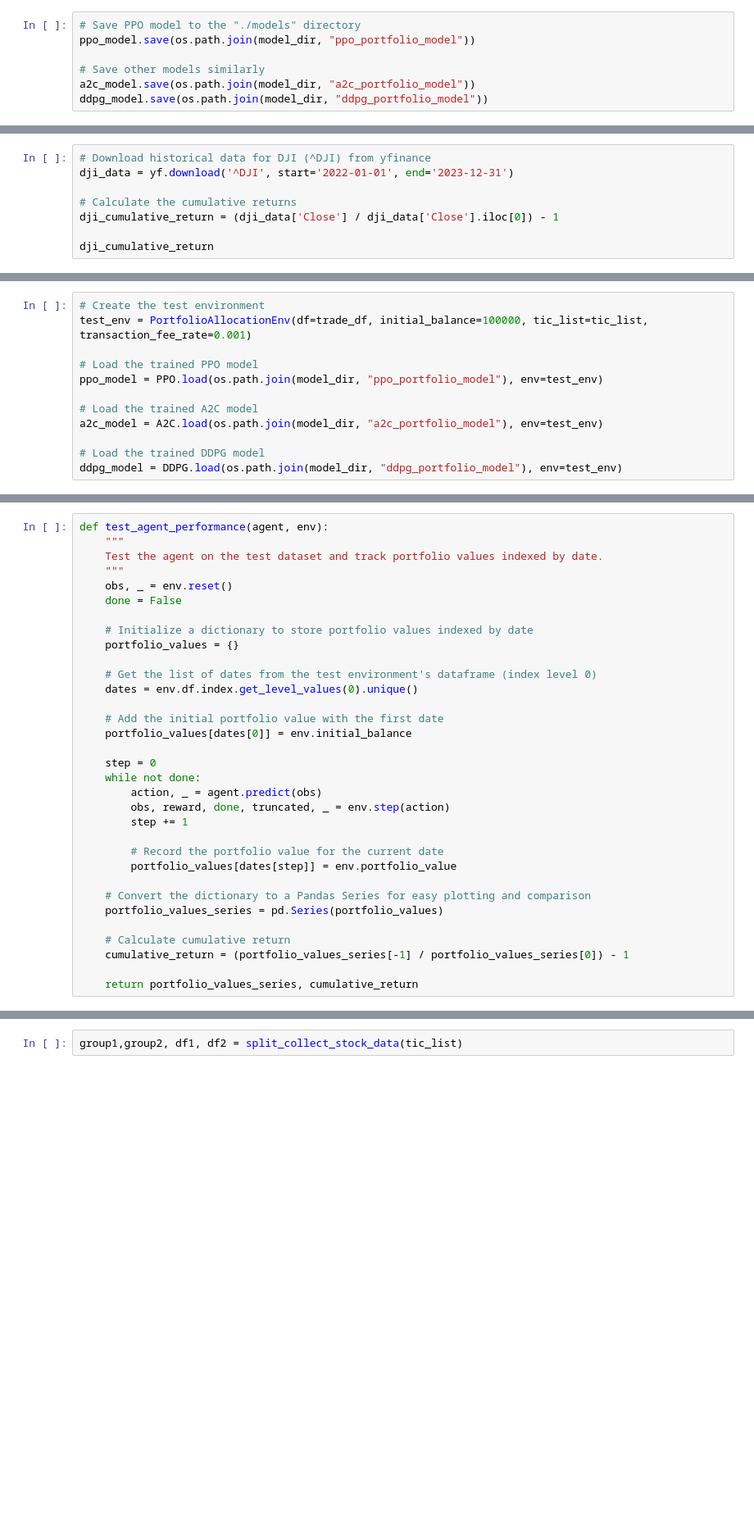
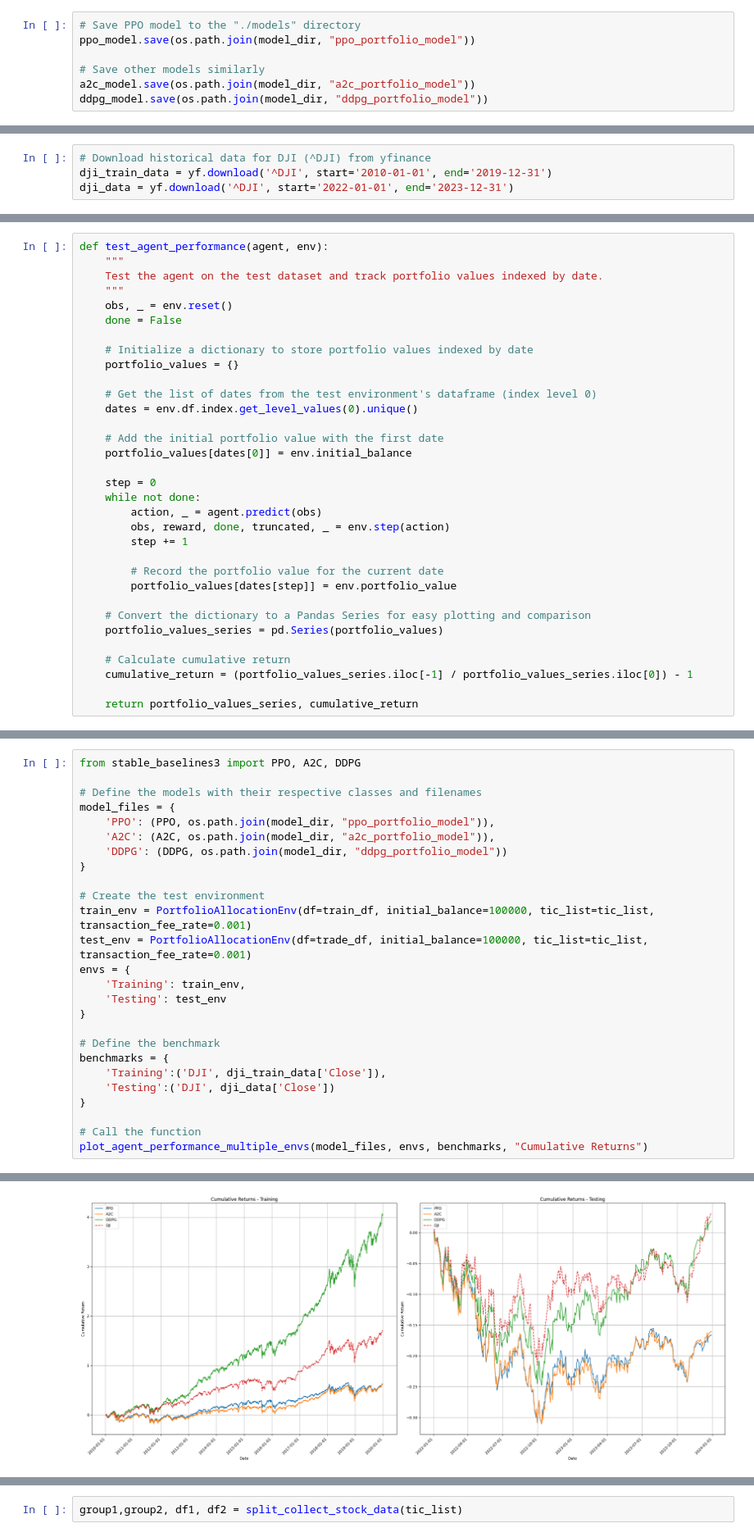
Before and after one commit to Anthony-Ho/IRP, a Jupyter notebook: Portfolio_alloaction_from_scratch.ipynb, the cells around one changed output, grey strips where cells are left out. Shown at 82% size. Saved outputs shown, nothing was run; the diff lists cells and outputs as text; blank space fills up the shorter version.

```diff
--- a/Portfolio_alloaction_from_scratch.ipynb
+++ b/Portfolio_alloaction_from_scratch.ipynb
@@ -759,10 +791,6 @@ total 41292
 # %%
 # Download historical data for DJI (^DJI) from yfinance
+dji_train_data = yf.download('^DJI', start='2010-01-01', end='2019-12-31')
 dji_data = yf.download('^DJI', start='2022-01-01', end='2023-12-31')
-
-# Calculate the cumulative returns
-dji_cumulative_return = (dji_data['Close'] / dji_data['Close'].iloc[0]) - 1
-
-dji_cumulative_return
 # %% [output]
 [*********************100%***********************]  1 of 1 completed
@@ -782,12 +797,0 @@ Name: Close, Length: 501, dtype: float64
-# %%
-# Create the test environment
-test_env = PortfolioAllocationEnv(df=trade_df, initial_balance=100000, tic_list=tic_list, transaction_fee_rate=0.001)
-
-# Load the trained PPO model
-ppo_model = PPO.load(os.path.join(model_dir, "ppo_portfolio_model"), env=test_env)
-
-# Load the trained A2C model
-a2c_model = A2C.load(os.path.join(model_dir, "a2c_portfolio_model"), env=test_env)
-
-# Load the trained DDPG model
-ddpg_model = DDPG.load(os.path.join(model_dir, "ddpg_portfolio_model"), env=test_env)
@@ -828,6 +825,6 @@ def test_agent_performance(agent, env):
     portfolio_values_series = pd.Series(portfolio_values)
 
     # Calculate cumulative return
-    cumulative_return = (portfolio_values_series[-1] / portfolio_values_series[0]) - 1
+    cumulative_return = (portfolio_values_series.iloc[-1] / portfolio_values_series.iloc[0]) - 1
 
     return portfolio_values_series, cumulative_return
@@ -867,0 +904,27 @@ plt.show()
+# %%
+from stable_baselines3 import PPO, A2C, DDPG
+
+# Define the models with their respective classes and filenames
+model_files = {
+    'PPO': (PPO, os.path.join(model_dir, "ppo_portfolio_model")),
+    'A2C': (A2C, os.path.join(model_dir, "a2c_portfolio_model")),
+    'DDPG': (DDPG, os.path.join(model_dir, "ddpg_portfolio_model"))
+}
+
+# Create the test environment
+train_env = PortfolioAllocationEnv(df=train_df, initial_balance=100000, tic_list=tic_list, transaction_fee_rate=0.001)
+test_env = PortfolioAllocationEnv(df=trade_df, initial_balance=100000, tic_list=tic_list, transaction_fee_rate=0.001)
+envs = {
+    'Training': train_env,
+    'Testing': test_env
+}
+
+# Define the benchmark
+benchmarks = {
+    'Training':('DJI', dji_train_data['Close']),
+    'Testing':('DJI', dji_data['Close'])
+}
+
+# Call the function
+plot_agent_performance_multiple_envs(model_files, envs, benchmarks, "Cumulative Returns")
+# %% [output]
@@ -868,3 +943,4 @@ plt.show()
+[figure, added]
 # %% [markdown]
 ## Split the data set into 2 for testing Continual Learning techniques
 
```
Also changed, not shown: parts of 42 cells of this notebook, 15 other files.
